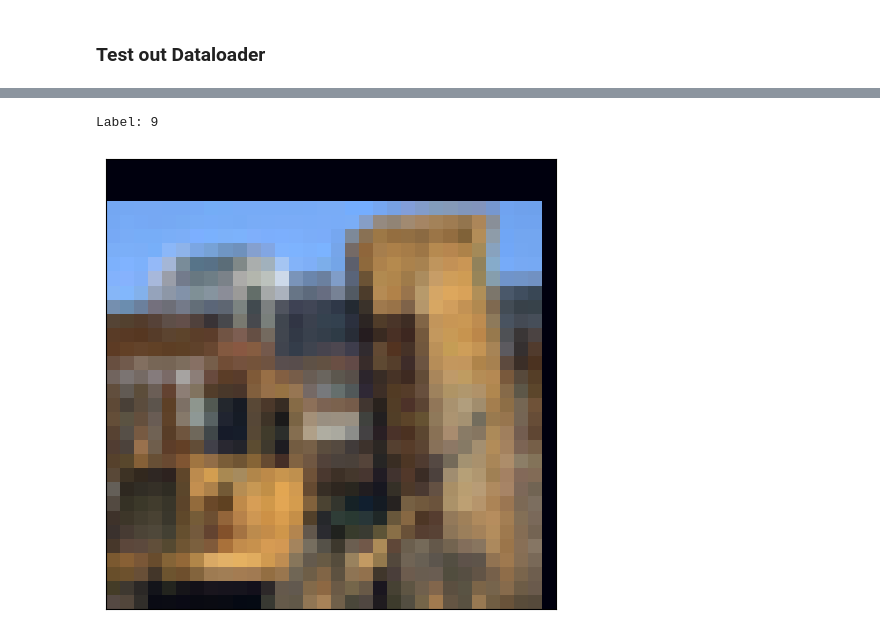
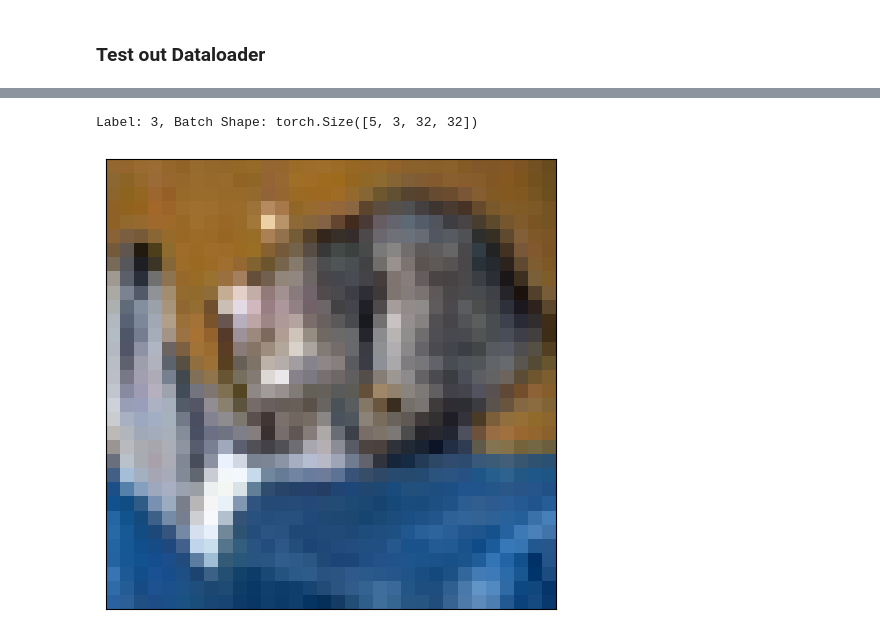
Before and after one commit to drothermel/dr_gen, a Jupyter notebook: notebooks/explore_image_data.ipynb, the cells around one changed output, grey strips where cells are left out. Cells and saved outputs as stored; diff of their text form; code cells hidden in the pictures.

Commit message:
try to update the data loader

```diff
--- a/notebooks/explore_image_data.ipynb
+++ b/notebooks/explore_image_data.ipynb
@@ -113,0 +56,2 @@ def plot(imgs, row_title=None, **imshow_kwargs):
+# %%
+generator = ru.set_deterministic(cfg.seed)
@@ -211,0 +215,4 @@ dl = torch.utils.data.DataLoader(
+# %%
+cifar10_eval = du.get_dataset(
+    cfg.data, cfg.paths, train=False, as_pil=False,
+)
@@ -211,0 +221,2 @@ dl = torch.utils.data.DataLoader(
+# %%
+cifar10_dl_eval = du.get_dataloader(cfg, cifar10_eval, generator, train=False)
@@ -219,7 +283,7 @@ Label: 1
 # %%
-train_features, train_labels = next(iter(dl))
-print(f"Label: {train_labels[0]}")
-plot([train_features[0].squeeze()])
+eval_features, eval_labels = next(iter(cifar10_dl_eval))
+print(f"Label: {eval_labels[0]}, Batch Shape: {eval_features.shape}")
+vu.plot([eval_features[0].squeeze()])
 # %% [output]
-Label: 9
+Label: 3, Batch Shape: torch.Size([5, 3, 32, 32])
-[figure, old version]
+[figure, new version]
```
Also changed, not shown: parts of 20 cells of this notebook, 5 other files.
